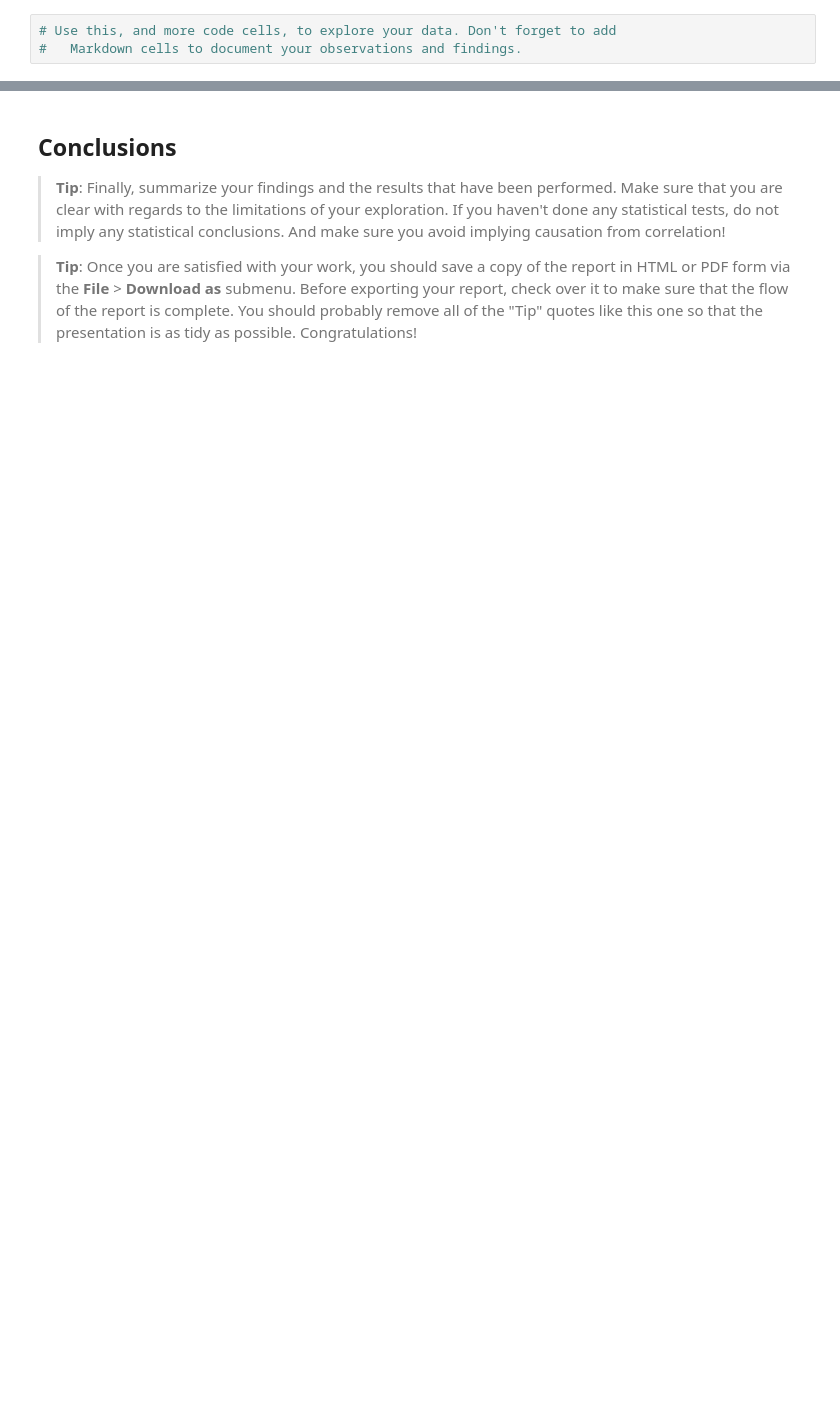
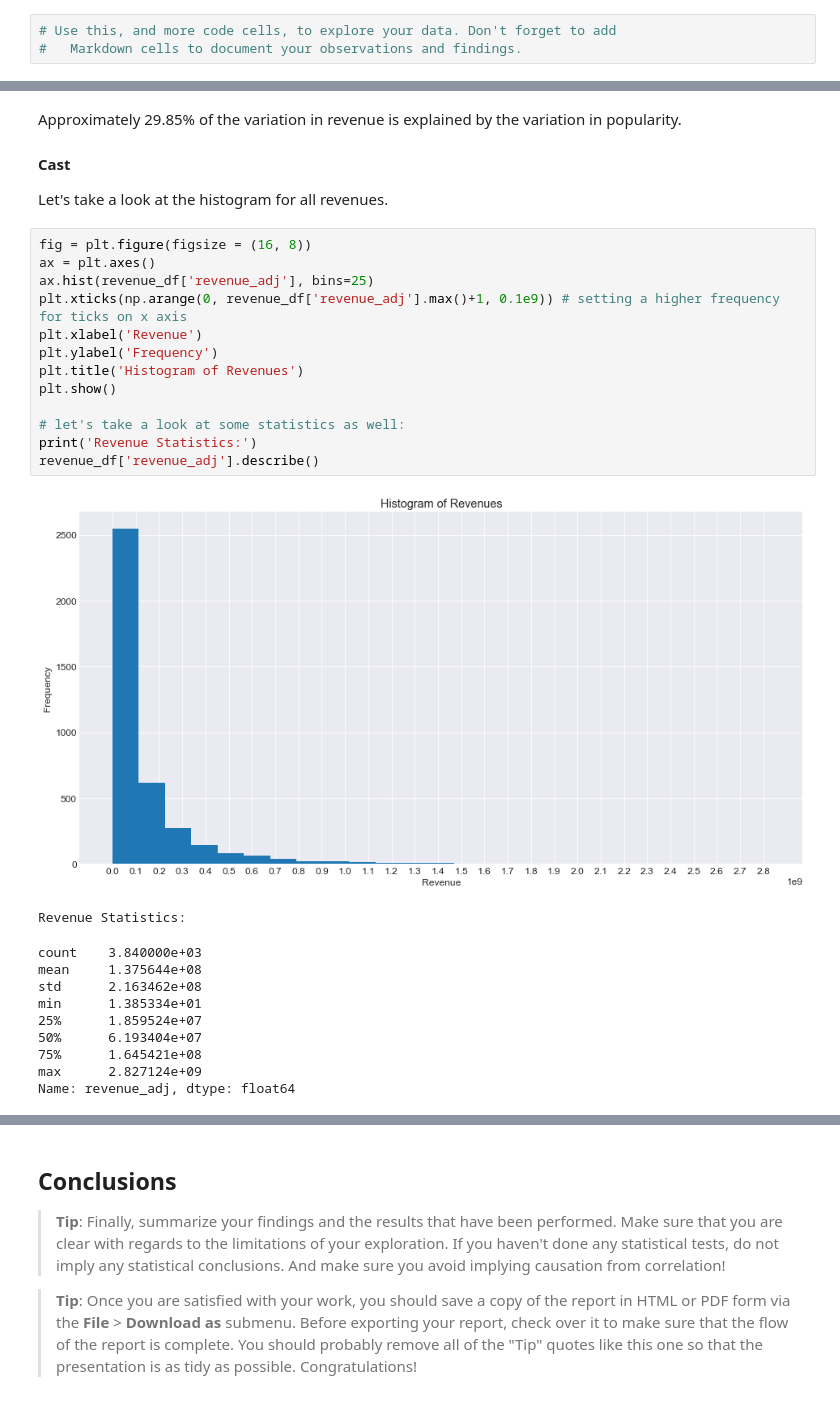
Before and after one commit to coderford/TMDb_movie_analysis, a Jupyter notebook: analysis_notebook.ipynb, the cells around one changed output, grey strips where cells are left out. Cells and saved outputs as stored; diff of their text form; blank space fills up the shorter version.

```diff
--- a/analysis_notebook.ipynb
+++ b/analysis_notebook.ipynb
@@ -419,0 +478,31 @@ Movies with both revenue and budget info: 3840
+# %% [markdown]
+Approximately 29.85% of the variation in revenue is explained by the variation in popularity.
+
+#### Cast
+
+Let's take a look at the histogram for all revenues.
+# %%
+fig = plt.figure(figsize = (16, 8))
+ax = plt.axes()
+ax.hist(revenue_df['revenue_adj'], bins=25)
+plt.xticks(np.arange(0, revenue_df['revenue_adj'].max()+1, 0.1e9)) # setting a higher frequency for ticks on x axis
+plt.xlabel('Revenue')
+plt.ylabel('Frequency')
+plt.title('Histogram of Revenues')
+plt.show()
+
+# let's take a look at some statistics as well:
+print('Revenue Statistics:')
+revenue_df['revenue_adj'].describe()
+# %% [output]
+[figure, added]
+Revenue Statistics:
+count    3.840000e+03
+mean     1.375644e+08
+std      2.163462e+08
+min      1.385334e+01
+25%      1.859524e+07
+50%      6.193404e+07
+75%      1.645421e+08
+max      2.827124e+09
+Name: revenue_adj, dtype: float64
```
Also changed, not shown: parts of 44 cells of this notebook.
